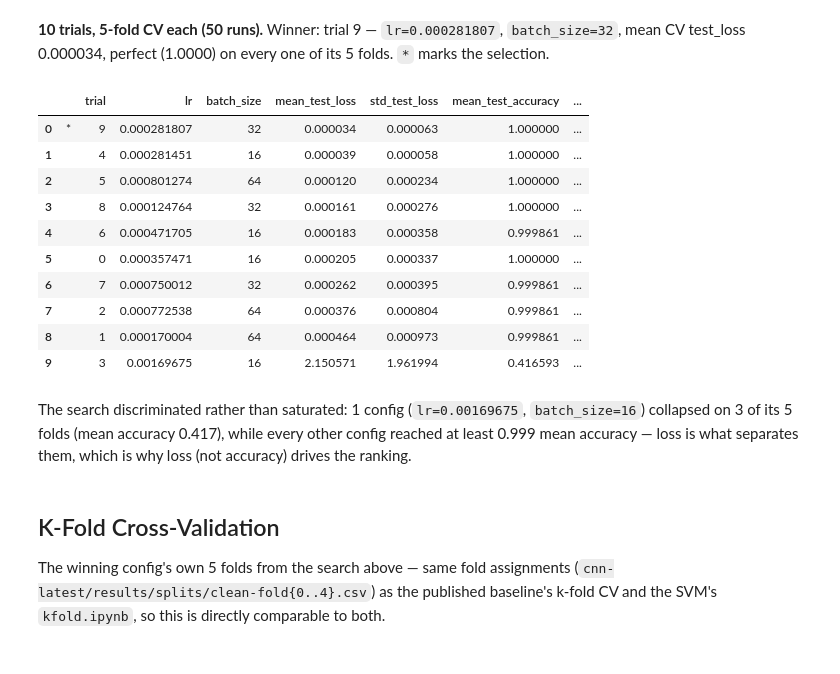
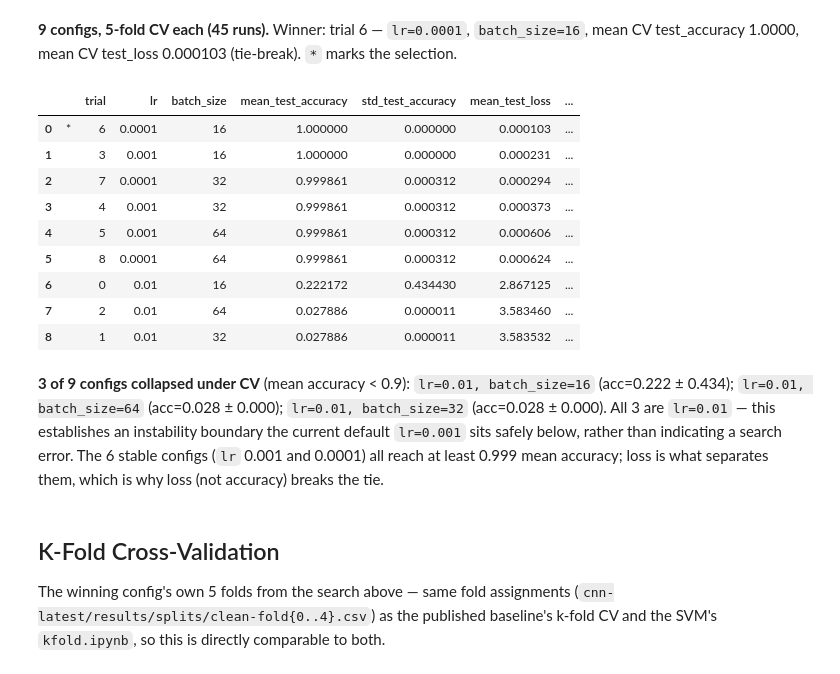
Before and after one commit to sglkc/chord-detector, a Jupyter notebook: training/notebooks/cnn-revised/figures.ipynb, the cells around one changed output. Cells and saved outputs as stored; diff of their text form; code cells hidden in the pictures.

```diff
--- a/training/notebooks/cnn-revised/figures.ipynb
+++ b/training/notebooks/cnn-revised/figures.ipynb
@@ -167,9 +170,10 @@ def with_mean_std(df, label_col):
 prog = pd.read_csv(RES / "progress.csv").iloc[0]
 tuned = pd.read_csv(RES / "tuning_trials.csv")
 cv = pd.read_csv(RES / "cv_scores.csv")
-winner_trial = int(
-    cv.groupby("trial").test_loss.mean().idxmin()
-)
+_agg_sel = cv.groupby("trial").agg(
+    mean_test_accuracy=("test_accuracy", "mean"), mean_test_loss=("test_loss", "mean")
+).sort_values(["mean_test_accuracy", "mean_test_loss"], ascending=[False, True])
+winner_trial = int(_agg_sel.index[0])
 winner_cfg = tuned.loc[tuned.trial == winner_trial].iloc[0]
 
 display(pd.DataFrame([
@@ -205,53 +208,59 @@ was discarded; this table is what actually chose the checkpoint below.)*
 # %%
 agg = cv.groupby("trial").agg(
     lr=("lr", "first"),
     batch_size=("batch_size", "first"),
+    mean_test_accuracy=("test_accuracy", "mean"),
+    std_test_accuracy=("test_accuracy", "std"),
     mean_test_loss=("test_loss", "mean"),
     std_test_loss=("test_loss", "std"),
-    mean_test_accuracy=("test_accuracy", "mean"),
-    min_test_accuracy=("test_accuracy", "min"),
 ).reset_index()
 agg = agg.sort_values(
-    ["mean_test_loss", "mean_test_accuracy"], ascending=[True, False]
+    ["mean_test_accuracy", "mean_test_loss"], ascending=[False, True]
 ).reset_index(drop=True)
 
 tuning_df = agg.copy()
 tuning_df.insert(0, "", ["*" if t == winner_trial else "" for t in tuning_df.trial])
 tuning_df["lr"] = tuning_df.lr.map(lambda v: f"{v:g}")
 tuning_df["batch_size"] = tuning_df.batch_size.astype(int)
 
 display(Markdown(
-    f"**10 trials, 5-fold CV each (50 runs).** Winner: trial {winner_trial} — "
+    f"**9 configs, 5-fold CV each (45 runs).** Winner: trial {winner_trial} — "
     f"`lr={winner_cfg.lr:g}`, `batch_size={int(winner_cfg.batch_size)}`, "
-    f"mean CV test_loss {agg.iloc[0].mean_test_loss:.6f}, "
-    f"perfect (1.0000) on every one of its 5 folds. `*` marks the selection."
+    f"mean CV test_accuracy {agg.iloc[0].mean_test_accuracy:.4f}, "
+    f"mean CV test_loss {agg.iloc[0].mean_test_loss:.6f} (tie-break). "
+    f"`*` marks the selection."
 ))
 display(tuning_df.round(6))
 
-n_unstable = int((agg.mean_test_accuracy < 0.9).sum())
-display(Markdown(
-    f"The search discriminated rather than saturated: {n_unstable} config "
-    f"(`lr={agg.loc[agg.mean_test_accuracy < 0.9, 'lr'].iloc[0]:g}`, "
-    f"`batch_size={int(agg.loc[agg.mean_test_accuracy < 0.9, 'batch_size'].iloc[0])}`) "
-    f"collapsed on 3 of its 5 folds (mean accuracy "
-    f"{agg.loc[agg.mean_test_accuracy < 0.9, 'mean_test_accuracy'].iloc[0]:.3f}), "
-    f"while every other config reached at least 0.999 mean accuracy — loss is what "
-    f"separates them, which is why loss (not accuracy) drives the ranking."
-))
+bad = agg.loc[agg.mean_test_accuracy < 0.9]
+n_diverged = len(bad)
+if n_diverged:
+    display(Markdown(
+        f"**{n_diverged} of 9 configs collapsed under CV** (mean accuracy < 0.9): "
+        + "; ".join(
+            f"`lr={r.lr:g}, batch_size={int(r.batch_size)}` "
+            f"(acc={r.mean_test_accuracy:.3f} ± {r.std_test_accuracy:.3f})"
+            for _, r in bad.iterrows()
+        )
+        + f". All {n_diverged} are `lr=0.01` — this establishes an instability "
+        "boundary the current default `lr=0.001` sits safely below, rather than "
+        "indicating a search error. The 6 stable configs (`lr` 0.001 and 0.0001) "
+        "all reach at least 0.999 mean accuracy; loss is what separates them, "
+        "which is why loss (not accuracy) breaks the tie."
+    ))
 # %% [output]
-**10 trials, 5-fold CV each (50 runs).** Winner: trial 9 — `lr=0.000281807`, `batch_size=32`, mean CV test_loss 0.000034, perfect (1.0000) on every one of its 5 folds. `*` marks the selection.
+**9 configs, 5-fold CV each (45 runs).** Winner: trial 6 — `lr=0.0001`, `batch_size=16`, mean CV test_accuracy 1.0000, mean CV test_loss 0.000103 (tie-break). `*` marks the selection.
-|  |  | trial | lr | batch_size | mean_test_loss | std_test_loss | mean_test_accuracy | ... |
-| 0 | * | 9 | 0.000281807 | 32 | 0.000034 | 0.000063 | 1.000000 | ... |
-| 1 |  | 4 | 0.000281451 | 16 | 0.000039 | 0.000058 | 1.000000 | ... |
-| 2 |  | 5 | 0.000801274 | 64 | 0.000120 | 0.000234 | 1.000000 | ... |
-| 3 |  | 8 | 0.000124764 | 32 | 0.000161 | 0.000276 | 1.000000 | ... |
-| 4 |  | 6 | 0.000471705 | 16 | 0.000183 | 0.000358 | 0.999861 | ... |
-| 5 |  | 0 | 0.000357471 | 16 | 0.000205 | 0.000337 | 1.000000 | ... |
-| 6 |  | 7 | 0.000750012 | 32 | 0.000262 | 0.000395 | 0.999861 | ... |
-| 7 |  | 2 | 0.000772538 | 64 | 0.000376 | 0.000804 | 0.999861 | ... |
-| 8 |  | 1 | 0.000170004 | 64 | 0.000464 | 0.000973 | 0.999861 | ... |
-| 9 |  | 3 | 0.00169675 | 16 | 2.150571 | 1.961994 | 0.416593 | ... |
+|  |  | trial | lr | batch_size | mean_test_accuracy | std_test_accuracy | mean_test_loss | ... |
+| 0 | * | 6 | 0.0001 | 16 | 1.000000 | 0.000000 | 0.000103 | ... |
+| 1 |  | 3 | 0.001 | 16 | 1.000000 | 0.000000 | 0.000231 | ... |
+| 2 |  | 7 | 0.0001 | 32 | 0.999861 | 0.000312 | 0.000294 | ... |
+| 3 |  | 4 | 0.001 | 32 | 0.999861 | 0.000312 | 0.000373 | ... |
+| 4 |  | 5 | 0.001 | 64 | 0.999861 | 0.000312 | 0.000606 | ... |
+| 5 |  | 8 | 0.0001 | 64 | 0.999861 | 0.000312 | 0.000624 | ... |
+| 6 |  | 0 | 0.01 | 16 | 0.222172 | 0.434430 | 2.867125 | ... |
+| 7 |  | 2 | 0.01 | 64 | 0.027886 | 0.000011 | 3.583460 | ... |
+| 8 |  | 1 | 0.01 | 32 | 0.027886 | 0.000011 | 3.583532 | ... |
-The search discriminated rather than saturated: 1 config (`lr=0.00169675`, `batch_size=16`) collapsed on 3 of its 5 folds (mean accuracy 0.417), while every other config reached at least 0.999 mean accuracy — loss is what separates them, which is why loss (not accuracy) drives the ranking.
+**3 of 9 configs collapsed under CV** (mean accuracy < 0.9): `lr=0.01, batch_size=16` (acc=0.222 ± 0.434); `lr=0.01, batch_size=64` (acc=0.028 ± 0.000); `lr=0.01, batch_size=32` (acc=0.028 ± 0.000). All 3 are `lr=0.01` — this establishes an instability boundary the current default `lr=0.001` sits safely below, rather than indicating a search error. The 6 stable configs (`lr` 0.001 and 0.0001) all reach at least 0.999 mean accuracy; loss is what separates them, which is why loss (not accuracy) breaks the tie.
 # %% [markdown]
 ## K-Fold Cross-Validation
 
```
Also changed, not shown: parts of 10 cells of this notebook, 14 other files.
